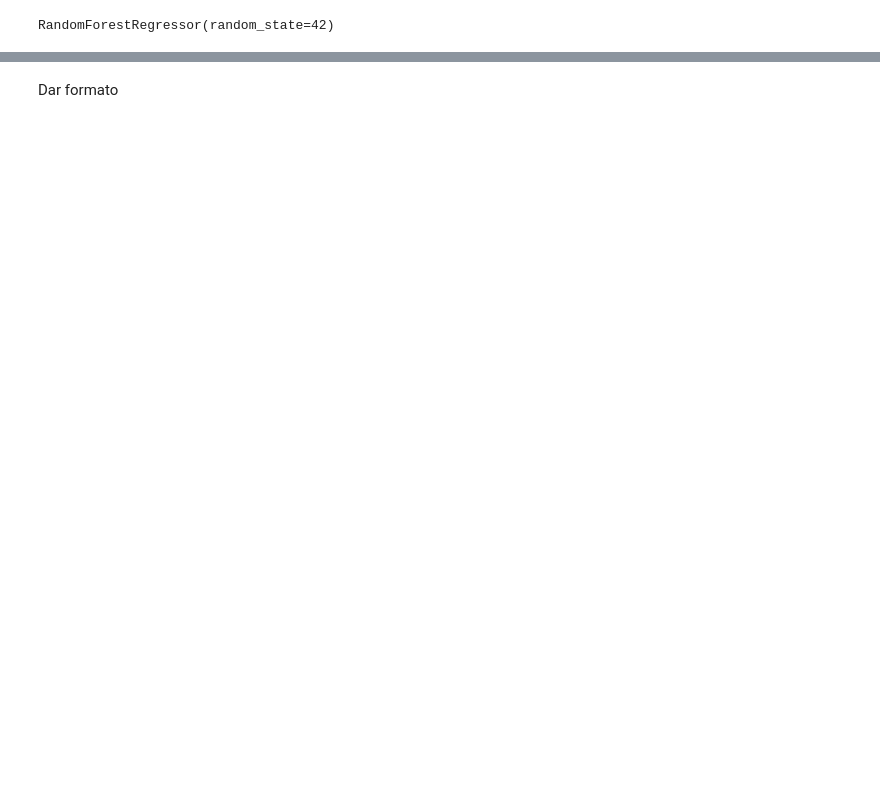
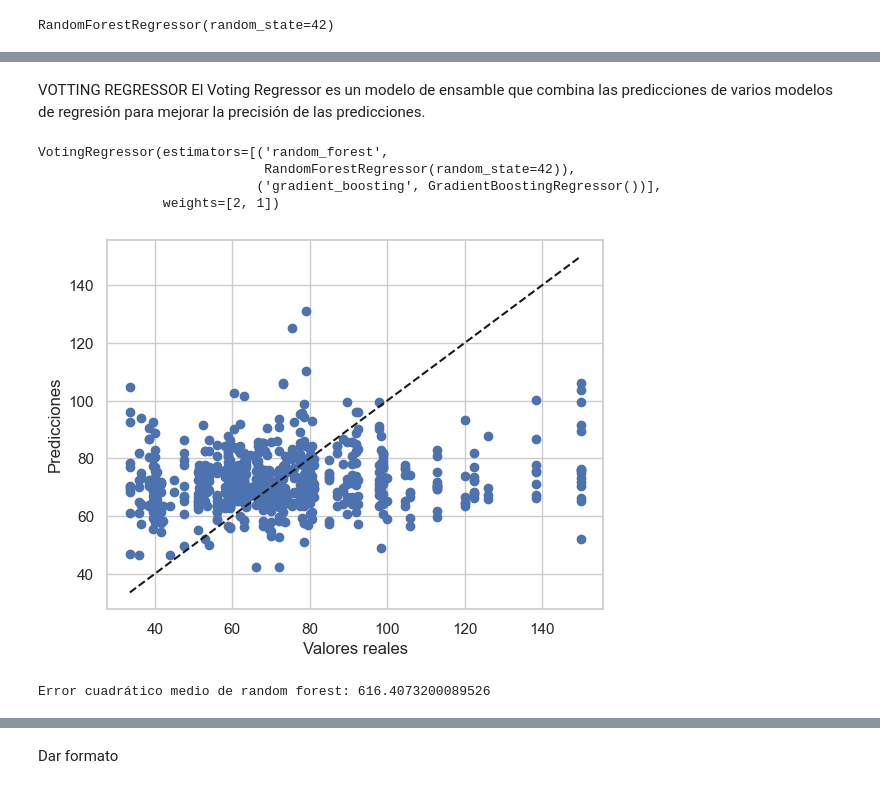
Before and after one commit to Skymine123/IA-FINAL, a Jupyter notebook: proyia/Copia_de_PROYECTO.ipynb, the cells around one changed output, grey strips where cells are left out. Drawn from its saved outputs; the diff is of its cells as text; code cells hidden in the pictures; blank space fills up the shorter version.

```diff
--- a/proyia/Copia_de_PROYECTO.ipynb
+++ b/proyia/Copia_de_PROYECTO.ipynb
@@ -1033,4 +1029,0 @@ for i, estimator in enumerate(rf.estimators_):
-# %%
-rf = RandomForestRegressor()
-#Entrenamiento del modelo
-rf.fit(X, y)
@@ -1038,0 +1041,9 @@ RandomForestRegressor()
+# %%
+from keras.models import Sequential
+from keras.layers import Dense
+ann = Sequential()
+ann.add(Dense(7, activation='relu'))
+ann.add(Dense(3, activation='relu'))
+ann.add(Dense(1))
+ann.compile(optimizer='adam', loss='mse')
+ann.fit(x=X_train,y=y_train,validation_data=(X_test,y_test),batch_size=23,epochs=100,verbose=1)
@@ -1038,0 +1069,3 @@ RandomForestRegressor()
+# %%
+y_predict =ann.predict(X_test)
+y_predict
@@ -1038,0 +1091,27 @@ RandomForestRegressor()
+# %% [markdown]
+VOTTING REGRESSOR
+El Voting Regressor es un modelo de ensamble que combina las predicciones de varios modelos de regresión para mejorar la precisión de las predicciones.
+# %%
+vr = VotingRegressor([('random_forest', rf), ('gradient_boosting', gb)], weights=[2,1])
+vr.fit(X_train, y_train)
+# %% [output]
+VotingRegressor(estimators=[('random_forest',
+                             RandomForestRegressor(random_state=42)),
+                            ('gradient_boosting', GradientBoostingRegressor())],
+                weights=[2, 1])
+# %%
+rf.fit(X_train, y_train)
+y_pred = rf.predict(X_test)
+
+# Crea una gráfica de dispersión de las predicciones vs los valores reales
+plt.scatter(y_test, y_pred)
+plt.plot([y_test.min(), y_test.max()], [y_test.min(), y_test.max()], '--k')
+plt.xlabel('Valores reales')
+plt.ylabel('Predicciones')
+plt.show()
+
+mse = mean_squared_error(y_test, y_predict)
+print("Error cuadrático medio de random forest:", mse)
+# %% [output]
+[figure, added]
+Error cuadrático medio de random forest: 616.4073200089526
```
Also changed, not shown: parts of 26 cells of this notebook, 10 other files.
